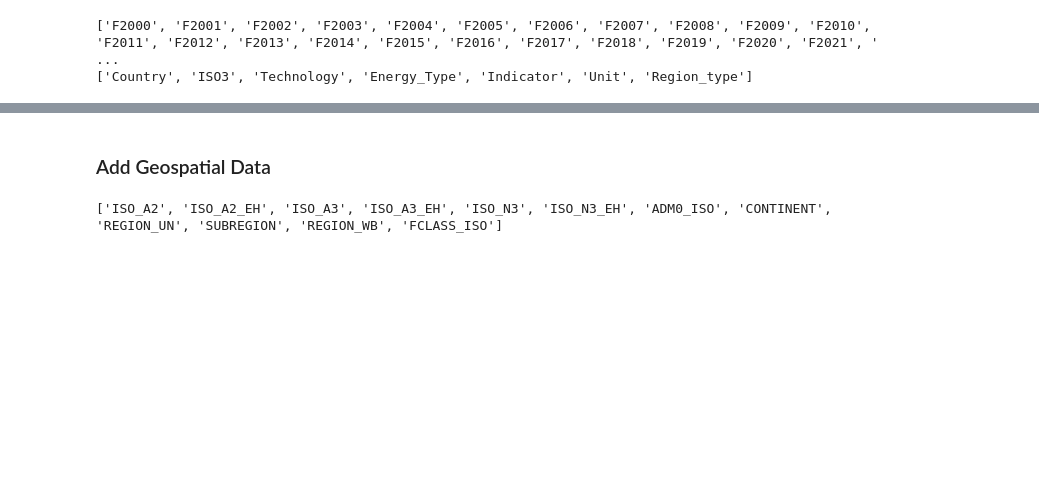
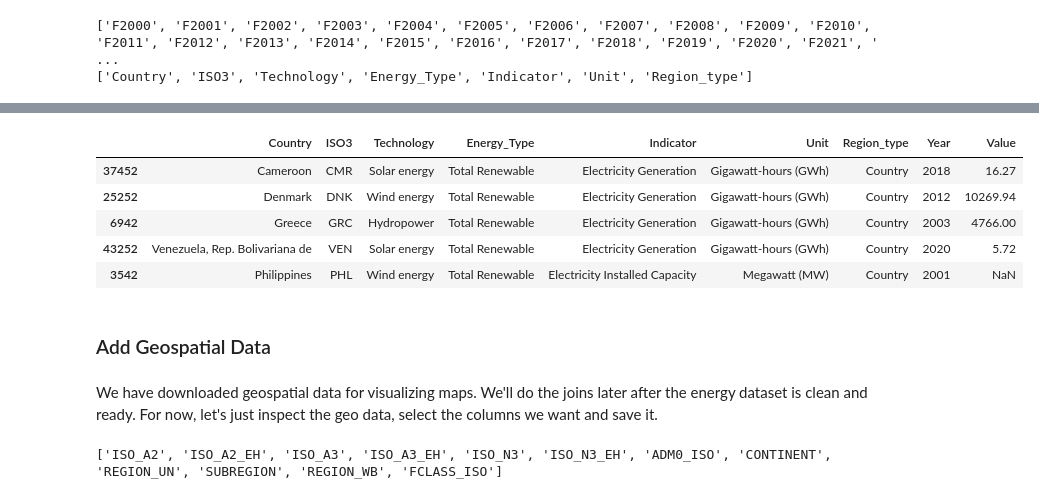
Before and after one commit to Aung-Seth-Pai/global-energy-transition, a Jupyter notebook: notebooks/01_EDA_imf_data.ipynb, the cells around one changed output, grey strips where cells are left out. Saved outputs shown, nothing was run; the diff lists cells and outputs as text; code cells hidden in the pictures; blank space fills up the shorter version.

```diff
--- a/notebooks/01_preprocess_imf_data.ipynb
+++ b/notebooks/01_EDA_imf_data.ipynb
@@ -26,9 +26,9 @@ LOGS_DIR = paths['LOGS_DIR']
 from data.get_data import download_imf_energy_data, download_iso_codes, download_natural_earth_data
 
 # download required datasets
-download_imf_energy_data(RAW_DATA_DIR)
-download_iso_codes(RAW_DATA_DIR)
-download_natural_earth_data(RAW_DATA_DIR)
+imf_data = download_imf_energy_data(RAW_DATA_DIR)
+iso_codes = download_iso_codes(RAW_DATA_DIR)
+natural_earth_folder = download_natural_earth_data(RAW_DATA_DIR)
 # %% [output]
 INFO:data.get_data:Downloading IMF energy data to /home/zephyr/workspace/Global_Energy_Trends/data/raw/imf_renewable_energy.csv...
 INFO:data.get_data:IMF energy data download complete.
@@ -39,14 +39,14 @@ INFO:data.get_data:Download complete. Unzipping /home/zephyr/workspace/Global_En
 INFO:data.get_data:Natural Earth data extracted to /home/zephyr/workspace/Global_Energy_Trends/data/raw/natural_earth.
 # %%
 # load main dataset
-df = pd.read_csv((RAW_DATA_DIR / "imf_renewable_energy.csv"),
+df = pd.read_csv(imf_data,
                   low_memory=False, encoding='utf-8', index_col=0)
 print(df.shape)
 # %% [output]
 (2063, 36)
 # %%
 # load isocode dataset
-iso_df = pd.read_csv((RAW_DATA_DIR / 'iso_country_codes.csv'),
+iso_df = pd.read_csv(iso_codes,
                      low_memory=False, encoding='utf-8')
 print(iso_df.shape)
 # %% [output]
@@ -384,2 +405,11 @@ df['Technology'] = df['Technology'].replace(label_rename)
+# %%
+df.sample(5)
+# %% [output]
+|  | Country | ISO3 | Technology | Energy_Type | Indicator | Unit | Region_type | Year | Value |
+| 37452 | Cameroon | CMR | Solar energy | Total Renewable | Electricity Generation | Gigawatt-hours (GWh) | Country | 2018 | 16.27 |
+| 25252 | Denmark | DNK | Wind energy | Total Renewable | Electricity Generation | Gigawatt-hours (GWh) | Country | 2012 | 10269.94 |
+| 6942 | Greece | GRC | Hydropower | Total Renewable | Electricity Generation | Gigawatt-hours (GWh) | Country | 2003 | 4766.00 |
+| 43252 | Venezuela, Rep. Bolivariana de | VEN | Solar energy | Total Renewable | Electricity Generation | Gigawatt-hours (GWh) | Country | 2020 | 5.72 |
+| 3542 | Philippines | PHL | Wind energy | Total Renewable | Electricity Installed Capacity | Megawatt (MW) | Country | 2001 | NaN |
 # %%
 # save the long format dataset
@@ -387,6 +417,8 @@ output_path = (PROCESSED_DATA_DIR / 'imf_renewable_energy_v2.parquet')
 df.to_parquet(output_path, engine="pyarrow", index=False)
 # %% [markdown]
 ### Add Geospatial Data
+# %% [markdown]
+We have downloaded geospatial data for visualizing maps. We'll do the joins later after the energy dataset is clean and ready. For now, let's just inspect the geo data, select the columns we want and save it.
 # %%
 import geopandas as gpd
 
```
Also changed, not shown: parts of 13 cells of this notebook, 12 other files.
